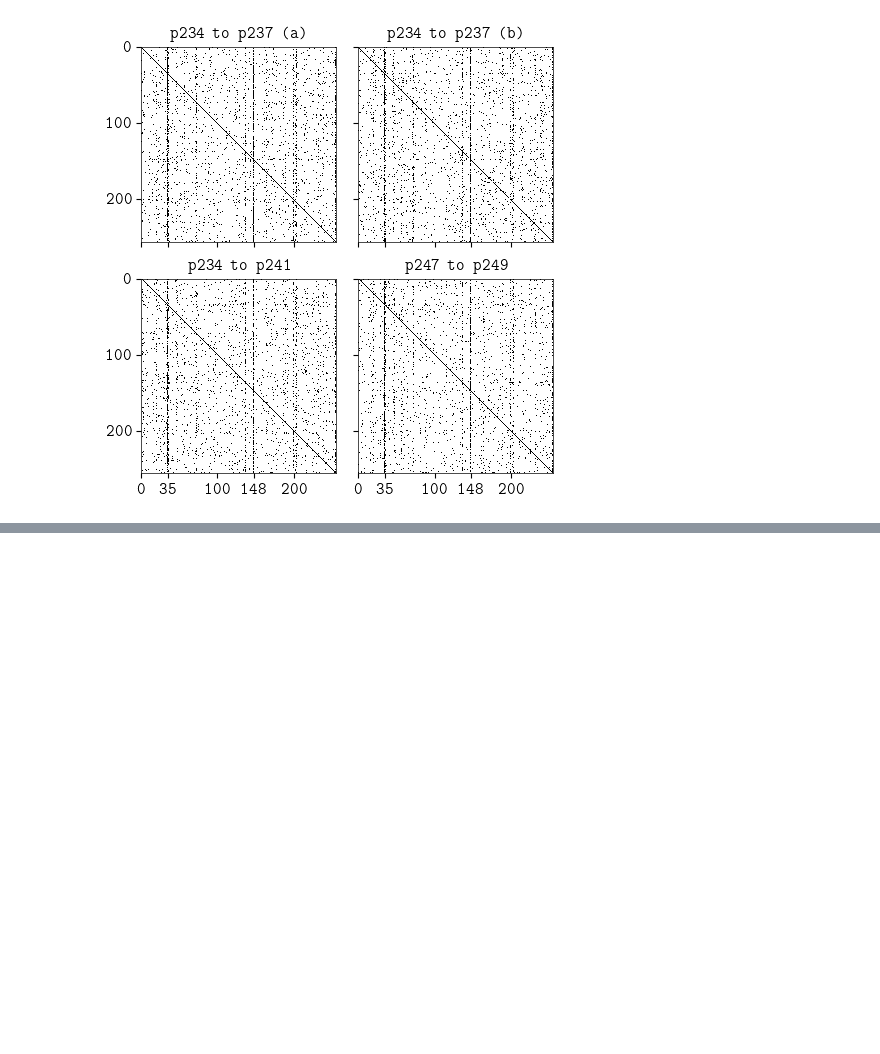
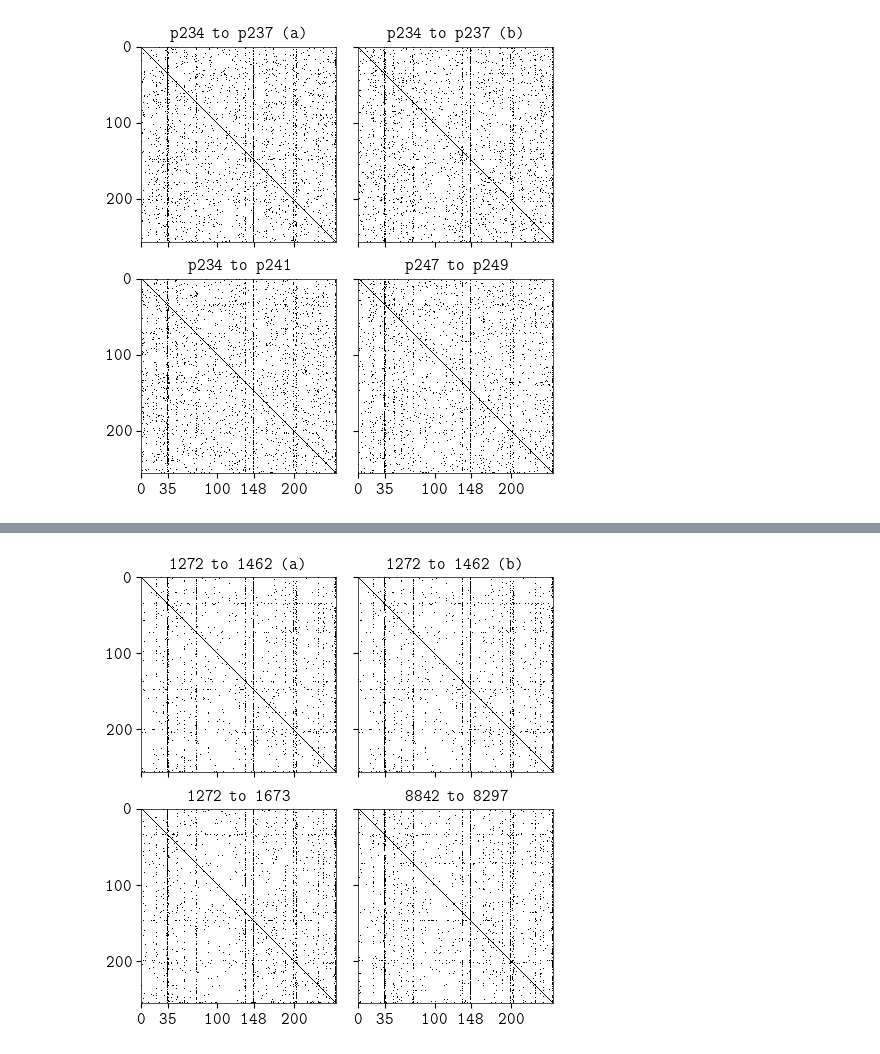
Before and after one commit to kamperh/linearvc, a Jupyter notebook: doc/analysis_matrices.ipynb, the cells around one changed output, grey strips where cells are left out. Saved outputs shown, nothing was run; the diff lists cells and outputs as text; code cells hidden in the pictures; blank space fills up the shorter version.

```diff
--- a/doc/analysis_matrices.ipynb
+++ b/doc/analysis_matrices.ipynb
@@ -647,0 +708,87 @@ plt.savefig("lasso_projmats.pdf")
+# %%
+projmat_dir = Path("/home/kamperh/scratch/linearvc/dev-clean/2024-11-12_lasso0.3/projmats")
+# %%
+npy_fns = [
+    "1272-1462.npy",
+    "1272-1462b.npy",
+    "1272-1673.npy",
+    "8842-8297.npy",
+]
+projmats = {}
+for npy_fn in npy_fns:
+    npy_fn = projmat_dir / npy_fn
+    projmats[Path(npy_fn).stem] = np.load(npy_fn)
+# %%
+# Figure for paper
+columnwidth_in = 3.1614172222244096844
+columnwidth_in = columnwidth_in * 12 / 8  # 12pt font here should appear as 8pt
+
+plt.rcParams.update(
+    {
+        "figure.subplot.bottom": 0.05,
+        "figure.subplot.left": 0.08,
+        "figure.subplot.right": 0.95,
+        "figure.subplot.top": 0.95,
+        "font.family": "monospace",
+        "font.serif": "Computer Modern Roman",
+        "font.sans-serif": "Computer Modern Sans serif",
+        "font.size": 12,
+        "legend.fontsize": "medium",
+        "text.usetex": True,
+        "axes.titlesize": "medium",
+        "axes.linewidth": 0.5,
+        "lines.linewidth": 1,
+        "lines.markersize": 5,
+        "lines.markeredgewidth": 0,
+        "savefig.transparent": True,
+    }
+)
+
+fig, ax = plt.subplots(
+    2,
+    2,
+    figsize=(columnwidth_in, columnwidth_in),
+    sharex=True,
+    sharey=True
+)
+
+a = "equal"
+matrix = projmats["1272-1462"].copy()
+matrix[np.abs(matrix) < 1e-4] = 0.0
+matrix[np.abs(matrix) > 1e-4] = 1.0
+ax[0, 0].imshow(matrix.T, cmap="binary", aspect=a, interpolation="none")
+ax[0, 0].set_title(r"1272 to 1462 (a)")
+
+matrix = projmats["1272-1462b"].copy()
+matrix[np.abs(matrix) < 1e-4] = 0.0
+matrix[np.abs(matrix) > 1e-4] = 1.0
+ax[0, 1].imshow(matrix.T, cmap="binary", aspect=a, interpolation="none")
+ax[0, 1].set_title(r"1272 to 1462 (b)")
+
+matrix = projmats["1272-1673"].copy()
+matrix[np.abs(matrix) < 1e-4] = 0.0
+matrix[np.abs(matrix) > 1e-4] = 1.0
+ax[1, 0].imshow(matrix.T, cmap="binary", aspect=a, interpolation="none")
+ax[1, 0].set_title(r"1272 to 1673")
+
+matrix = projmats["8842-8297"].copy()
+matrix[np.abs(matrix) < 1e-4] = 0.0
+matrix[np.abs(matrix) > 1e-4] = 1.0
+ax[1, 1].imshow(matrix.T, cmap="binary", aspect=a, interpolation="none")
+ax[1, 1].set_title(r"8842 to 8297")
+
+# ax[1, 1].set_xticks([0, 35, 73, 148, 214, 260, 300])
+ax[1, 1].set_xticks([0, 35, 100, 148, 200])
+ax[1, 1].set_xlim([0, 256])
+ax[1, 1].set_ylim([256, 0])
+
+ax[1, 1].xaxis.set_major_formatter(FormatStrFormatter("%d"))
+ax[1, 1].yaxis.set_major_formatter(FormatStrFormatter("%d"))
+
+
+plt.subplots_adjust(hspace=0.19, wspace=0.11)
+
+# plt.tight_layout()
+plt.savefig("lasso_projmats_librispeech.pdf")
+# %% [output]
+[figure, added]
```
Also changed, not shown: parts of 5 cells of this notebook, 2 other files.
